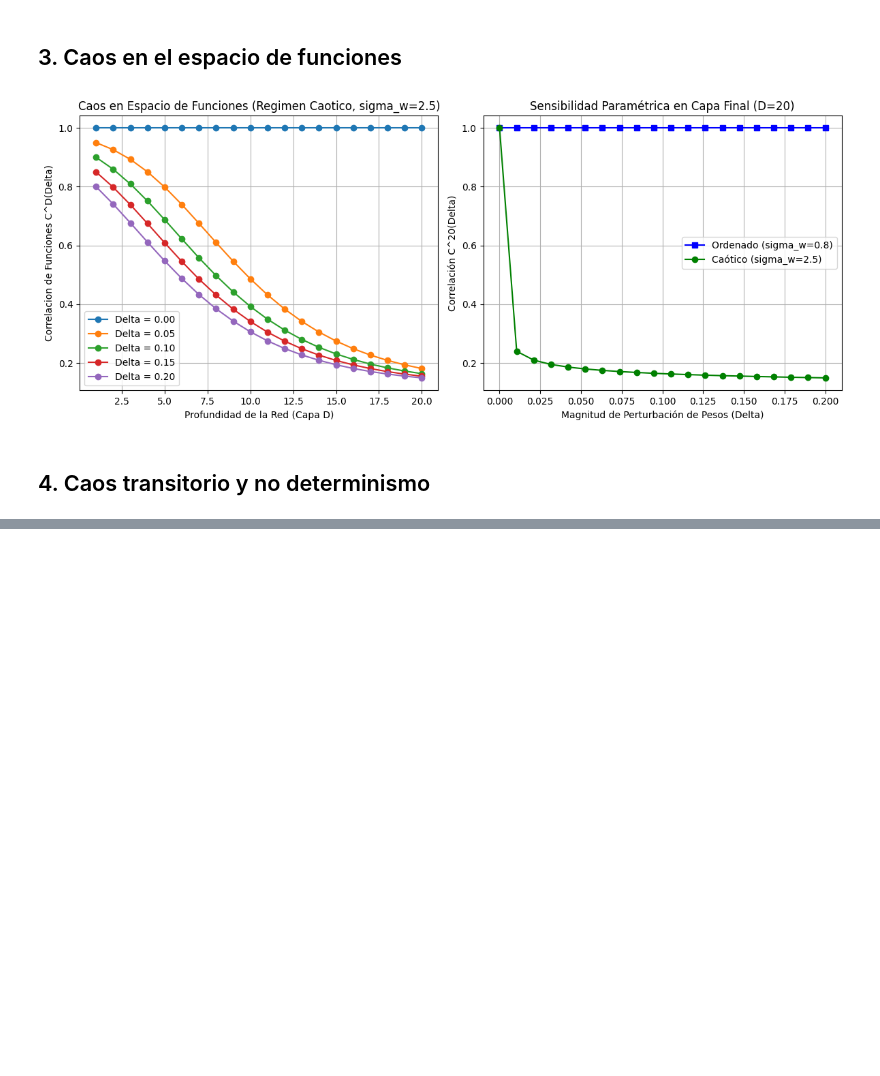
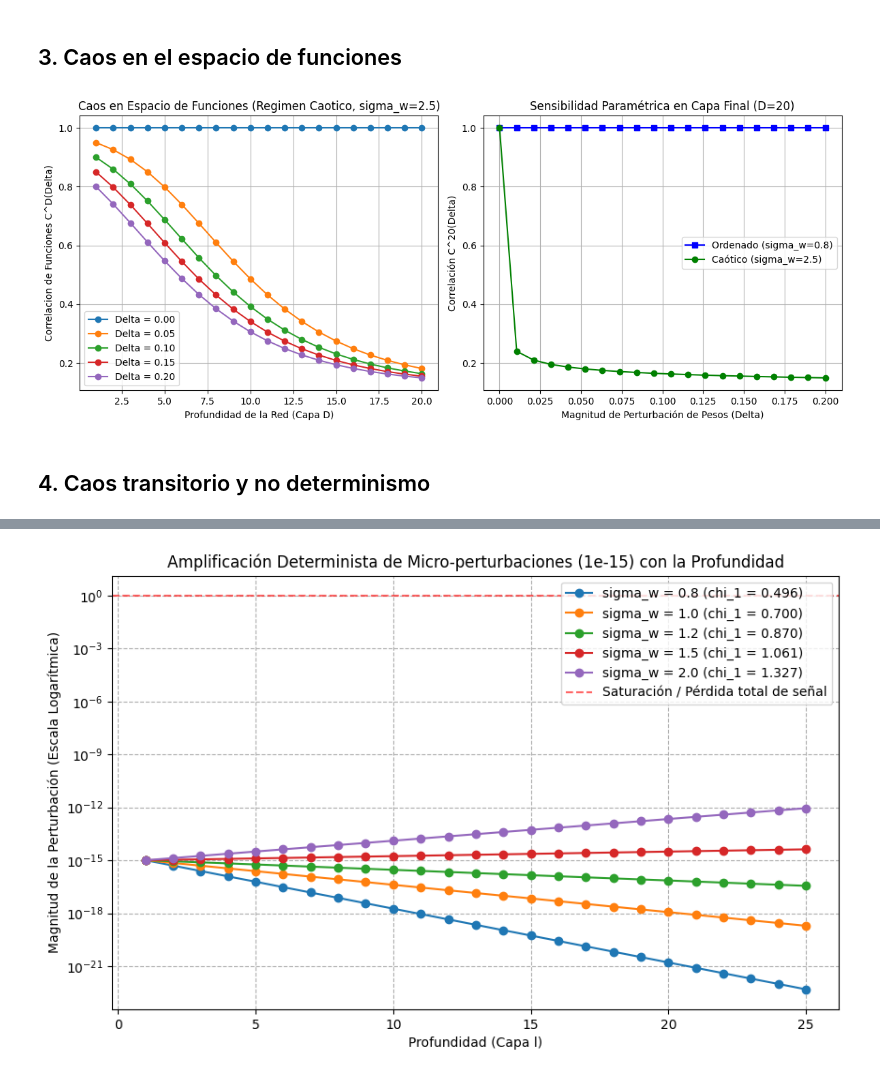
Before and after one commit to ernesto-miguez/Research, a Jupyter notebook: Determinism & Chaotic Systems/Dinámica_y_Caos_en_Redes_Profundas.ipynb, the cells around one changed output, grey strips where cells are left out. Drawn from its saved outputs; the diff is of its cells as text; code cells hidden in the pictures; blank space fills up the shorter version.

```diff
--- a/Determinism & Chaotic Systems/Dinámica_y_Caos_en_Redes_Profundas.ipynb
+++ b/Determinism & Chaotic Systems/Dinámica_y_Caos_en_Redes_Profundas.ipynb
@@ -402,0 +366,89 @@ if __name__ == "__main__":
+# %%
+def activation_prime(u):
+  # Derivada de tanh(u) es sech^2(u) = 1 - tanh^2(u)
+  t = np.tanh(u)
+  return 1.0 - t**2
+
+
+def compute_q_star(sigma_w, sigma_b, max_iter=100):
+  """Calcula el punto fijo de longitud q* de forma rigurosa."""
+  q = 1.0
+  for _ in range(max_iter):
+    integral_val, _ = integrate.quad(
+        lambda z: np.tanh(np.sqrt(np.maximum(0.0, q)) * z) ** 2
+        * np.exp(-0.5 * z ** 2)
+        / np.sqrt(2 * np.pi),
+        -6.0,
+        6.0,
+    )
+    q_next = (sigma_w**2) * integral_val + sigma_b**2
+    if abs(q_next - q) < 1e-6:
+      return q_next
+    q = q_next
+  return q
+
+
+def compute_exact_chi_1(sigma_w, q_star):
+  """Calcula la pendiente efectiva chi_1 de forma exacta mediante integración gaussiana."""
+  limit = 6.0
+  chi_1_val, _ = integrate.quad(
+      lambda z: (sigma_w**2)
+      * (activation_prime(np.sqrt(np.maximum(0.0, q_star)) * z) ** 2)
+      * np.exp(-0.5 * z**2)
+      / np.sqrt(2 * np.pi),
+      -limit,
+      limit,
+  )
+  return chi_1_val
+
+
+def analyze_deterministic_chaos(sigma_w_list, sigma_b, layers=30):
+  """Simula la propagación de una perturbación infinitesimal de máquina (eps = 1e-15) utilizando el chi_1 exacto derivado por DMFT.
+  """
+  layers_range = range(1, layers + 1)
+  epsilon_0 = 1e-15  # Perturbación típica de precisión de doble precisión
+
+  plt.figure(figsize=(10, 6))
+
+  for sw in sigma_w_list:
+    q_star = compute_q_star(sw, sigma_b)
+    chi_1 = compute_exact_chi_1(sw, q_star)  # ¡Cálculo analítico exacto!
+
+    perturbations = [epsilon_0]
+    curr_eps = epsilon_0
+    for _ in range(1, layers):
+      curr_eps = curr_eps * chi_1
+      perturbations.append(curr_eps)
+
+    plt.semilogy(
+        layers_range,
+        perturbations,
+        marker="o",
+        label=f"sigma_w = {sw} (chi_1 = {chi_1:.3f})",
+    )
+
+  plt.axhline(
+      1.0,
+      color="red",
+      linestyle="--",
+      alpha=0.6,
+      label="Saturación / Pérdida total de señal",
+  )
+  plt.title(
+      "Amplificación Determinista de Micro-perturbaciones (1e-15) con la"
+      " Profundidad"
+  )
+  plt.xlabel("Profundidad (Capa l)")
+  plt.ylabel("Magnitud de la Perturbación (Escala Logarítmica)")
+  plt.legend()
+  plt.grid(True, which="both", ls="--")
+  plt.show()
+
+
+if __name__ == "__main__":
+  sigma_b = 0.3
+  # Comparamos regímenes basados en el chi_1 exacto
+  sw_values = [0.8, 1.0, 1.2, 1.5, 2.0]
+  analyze_deterministic_chaos(sw_values, sigma_b, layers=25)
+# %% [output]
+[figure, added]
```
Also changed, not shown: parts of 5 cells of this notebook.
